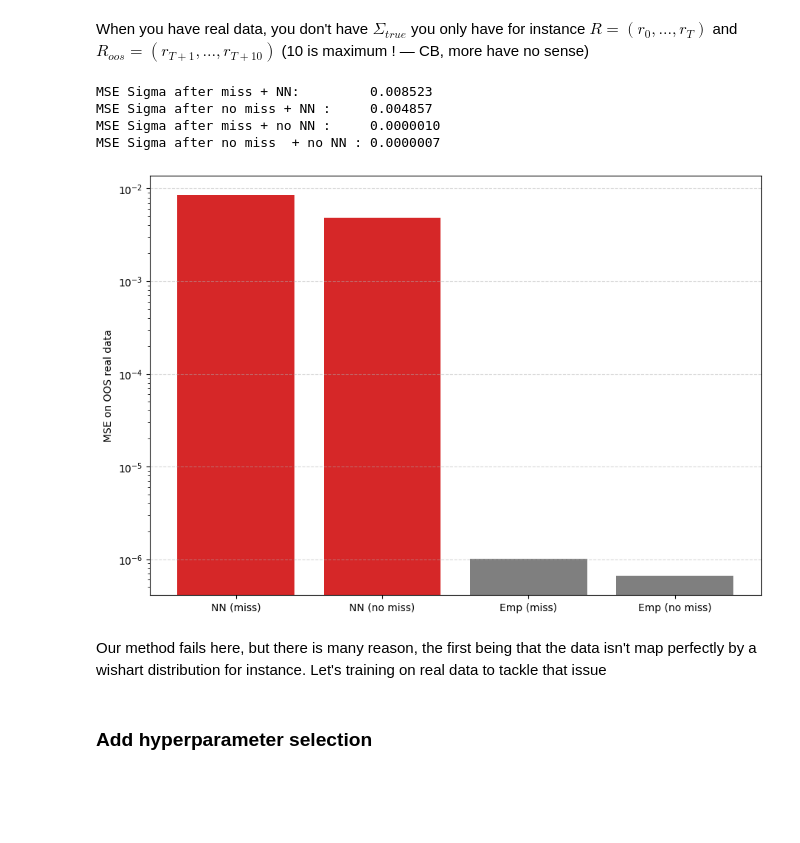
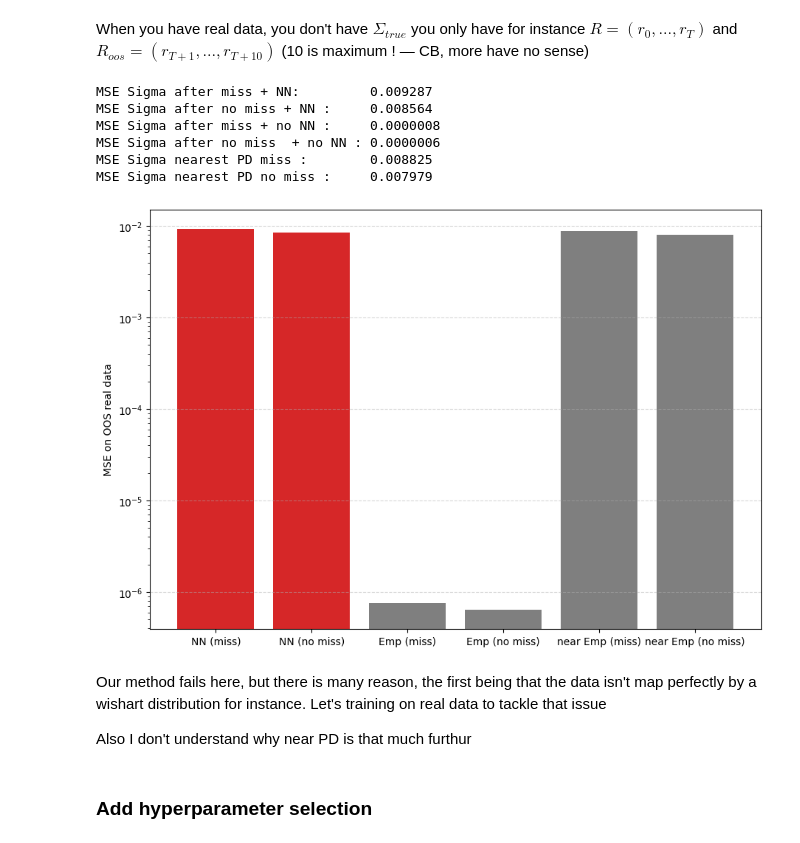
Before and after one commit to Armanddevacc/covariance-cleaning-nn, a Jupyter notebook: NN_generated_data.ipynb, the cells around one changed output. Saved outputs shown, nothing was run; the diff lists cells and outputs as text; code cells hidden in the pictures; blank space fills up the shorter version.

Commit message:
added near PD cov matrix estim

```diff
--- a/NN_generated_data.ipynb
+++ b/NN_generated_data.ipynb
@@ -257,39 +272,49 @@ Sigma_pred_miss    = reconstruct_cov(Q_emp_miss, lam_pred_miss)
 Sigma_pred_no_miss = reconstruct_cov(Q_emp_no_miss, lam_pred_no_miss)
 Sigma_emp_miss     = reconstruct_cov(Q_emp_miss, lam_emp_cov_miss)
 Sigma_emp_no_miss  = reconstruct_cov(Q_emp_no_miss, lam_emp_cov_no_miss)
+Sigma_near_miss    = nearcorr_batch(Sigma_emp_miss, tol = (1e-8, 1e-8))
+Sigma_near_no_miss = nearcorr_batch(Sigma_emp_no_miss, tol = (1e-8, 1e-8))
 # Sigma_QIS          = reconstruct_cov(Q_QIS, lam_QIS) QIS requires no missingness (Can't compute QIS, bc matrix isn't positive define => normal)
 
 fro_Sigma_pred_miss    = mse(Sigma_pred_miss, Sigma_true_miss)
 fro_Sigma_pred_no_miss = mse(Sigma_pred_no_miss, Sigma_true_no_miss)
 fro_Sigma_emp_miss     = mse(Sigma_emp_miss, Sigma_true_miss)
 fro_Sigma_emp_no_miss  = mse(Sigma_emp_no_miss, Sigma_true_no_miss)
+fro_Sigma_near_miss    = mse(Sigma_near_miss, Sigma_true_miss)
+fro_Sigma_near_no_miss = mse(Sigma_near_no_miss, Sigma_true_no_miss)
 # fro_Sigma_QIS          = mse(Sigma_QIS, Sigma_true_no_miss)
 
 print(f"MSE Sigma after miss + NN:         {fro_Sigma_pred_miss:.6f}")
 print(f"MSE Sigma after no miss + NN :     {fro_Sigma_pred_no_miss:.6f}")
 print(f"MSE Sigma after miss + no NN :     {fro_Sigma_emp_miss:.7f}")
 print(f"MSE Sigma after no miss  + no NN : {fro_Sigma_emp_no_miss:.7f}")
+print(f"MSE Sigma nearest PD miss :        {fro_Sigma_near_miss:.6f}")
+print(f"MSE Sigma nearest PD no miss :     {fro_Sigma_near_no_miss:.6f}")
 # print(f"MSE Sigma QIS :                    {fro_Sigma_QIS:.6f}")
 # %% [output]
-MSE Sigma after miss + NN:         0.008523
-MSE Sigma after no miss + NN :     0.004857
-MSE Sigma after miss + no NN :     0.0000010
-MSE Sigma after no miss  + no NN : 0.0000007
+MSE Sigma after miss + NN:         0.009287
+MSE Sigma after no miss + NN :     0.008564
+MSE Sigma after miss + no NN :     0.0000008
+MSE Sigma after no miss  + no NN : 0.0000006
+MSE Sigma nearest PD miss :        0.008825
+MSE Sigma nearest PD no miss :     0.007979
 # %%
-labels = ['NN (miss)', 'NN (no miss)', 'Emp (miss)', 'Emp (no miss)']
-values = [fro_Sigma_pred_miss.item(), fro_Sigma_pred_no_miss.item(), fro_Sigma_emp_miss.item(), fro_Sigma_emp_no_miss.item()]
-colors = ['tab:red','tab:red','tab:gray','tab:gray']
+labels = ['NN (miss)', 'NN (no miss)', 'Emp (miss)', 'Emp (no miss)', 'near Emp (miss)', 'near Emp (no miss)']
+values = [fro_Sigma_pred_miss.item(), fro_Sigma_pred_no_miss.item(), fro_Sigma_emp_miss.item(), fro_Sigma_emp_no_miss.item(), fro_Sigma_near_miss.item(), fro_Sigma_near_no_miss.item()]
+colors = ['tab:red','tab:red','tab:gray','tab:gray','tab:gray','tab:gray']
 
 plt.figure(figsize=(9,6), constrained_layout=True)
 plt.bar(labels, values, color=colors)
 plt.yscale('log')
 plt.ylabel('MSE on OOS real data')
 plt.grid(axis='y', ls='--', alpha=.5)
 plt.show()
 # %% [output]
-[figure, old version]
+[figure, new version]
 # %% [markdown]
 Our method fails here, but there is many reason, the first being that the data isn't map perfectly by a wishart distribution for instance. Let's training on real data to tackle that issue
+
+Also I don't understand why near PD is that much furthur
 # %% [markdown]
 ### Add hyperparameter selection
 # %% [markdown]
```
Also changed, not shown: parts of 7 cells of this notebook.
